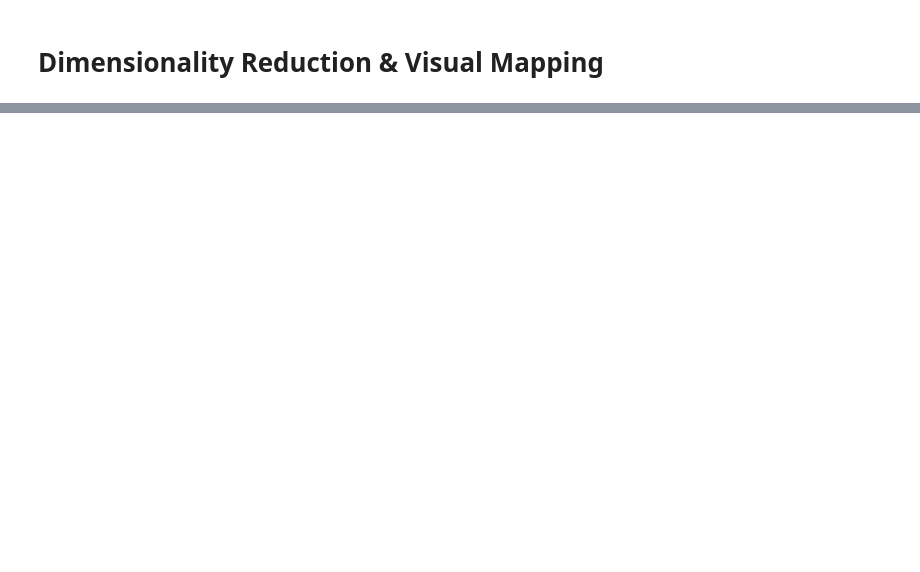
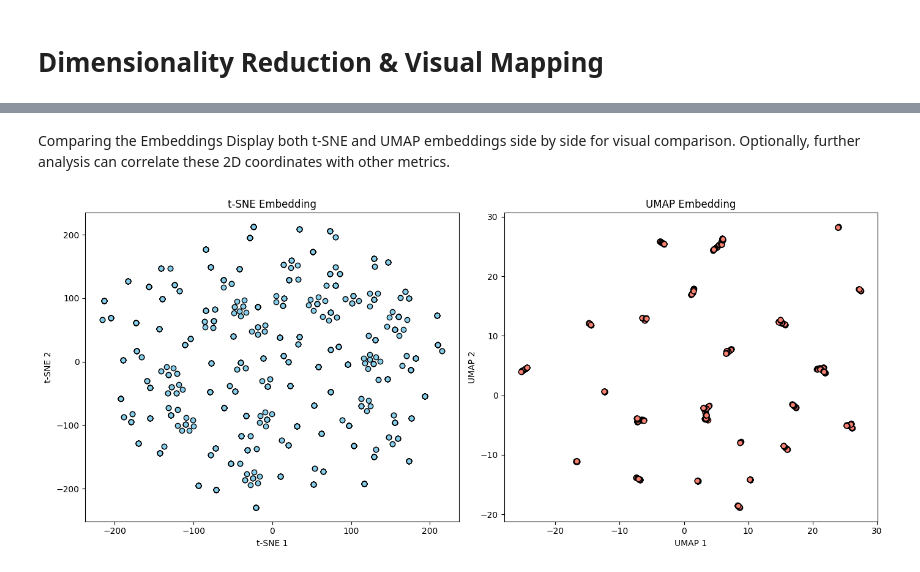
Before and after one commit to martinopiaggi/Quality-Diversity-for-Racing-Track-Design, a Jupyter notebook: data_analysis/noiseness_analysis.ipynb, the cells around one changed output, grey strips where cells are left out. Drawn from its saved outputs; the diff is of its cells as text; code cells hidden in the pictures; blank space fills up the shorter version.

```diff
--- a/data_analysis/noiseness_analysis.ipynb
+++ b/data_analysis/noiseness_analysis.ipynb
@@ -86,0 +217,11 @@ for i in range(len(corr.columns)):
+# %%
+tsne = TSNE(n_components=2, random_state=42, perplexity=30, n_iter=1000)
+X_tsne = tsne.fit_transform(X)
+
+plt.figure(figsize=(8, 6))
+plt.scatter(X_tsne[:, 0], X_tsne[:, 1], c='skyblue', edgecolor='k')
+plt.title("t-SNE Embedding of Track Spline Representations")
+plt.xlabel("t-SNE 1")
+plt.ylabel("t-SNE 2")
+plt.tight_layout()
+plt.show()
@@ -86,0 +264,21 @@ for i in range(len(corr.columns)):
+# %% [markdown]
+Comparing the Embeddings
+Display both t-SNE and UMAP embeddings side by side for visual comparison.
+Optionally, further analysis can correlate these 2D coordinates with other metrics.
+# %%
+fig, (ax1, ax2) = plt.subplots(1, 2, figsize=(14, 6))
+
+ax1.scatter(X_tsne[:, 0], X_tsne[:, 1], c='skyblue', edgecolor='k')
+ax1.set_title("t-SNE Embedding")
+ax1.set_xlabel("t-SNE 1")
+ax1.set_ylabel("t-SNE 2")
+
+ax2.scatter(X_umap[:, 0], X_umap[:, 1], c='salmon', edgecolor='k')
+ax2.set_title("UMAP Embedding")
+ax2.set_xlabel("UMAP 1")
+ax2.set_ylabel("UMAP 2")
+
+plt.tight_layout()
+plt.show()
+# %% [output]
+[figure, added]
```
Also changed, not shown: parts of 16 cells of this notebook, 5 other files.
